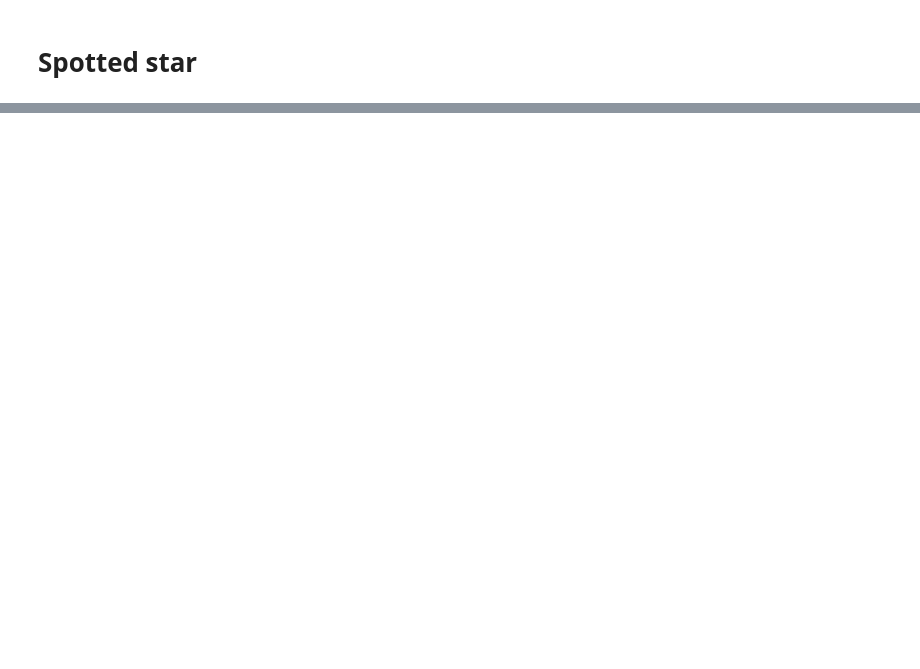
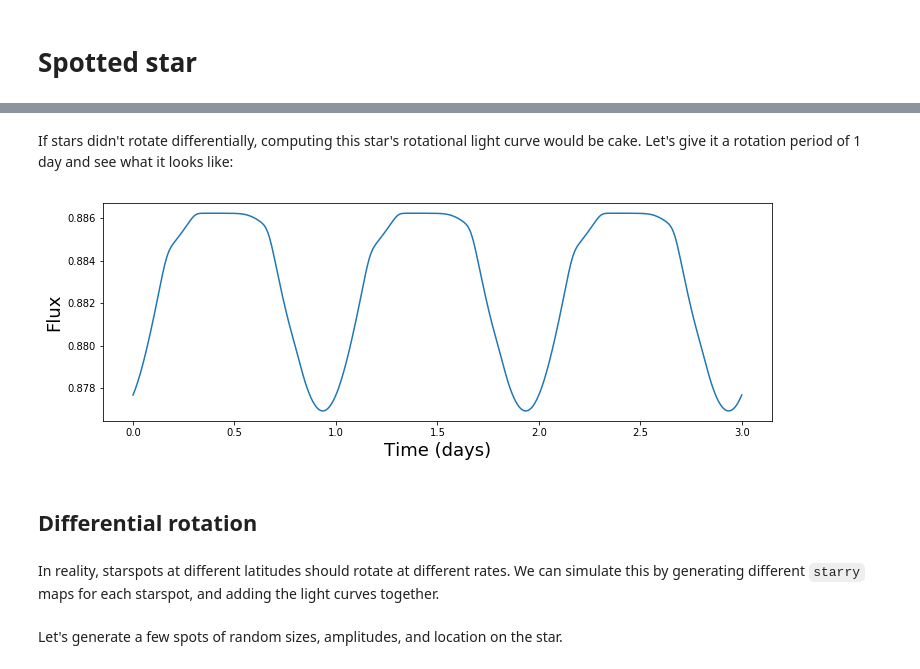
Before and after one commit to rodluger/starry, a Jupyter notebook: docs/tutorials/spottedstar.ipynb, the cells around one changed output, grey strips where cells are left out. Cells and saved outputs as stored; diff of their text form; code cells hidden in the pictures; blank space fills up the shorter version.

```diff
--- a/docs/tutorials/spottedstar.ipynb
+++ b/docs/tutorials/spottedstar.ipynb
@@ -66,0 +31,19 @@ ax.set_xlabel("Time");
+# %% [markdown]
+If stars didn't rotate differentially, computing this star's rotational light curve would be cake. Let's give it a rotation period of 1 day and see what it looks like:
+# %%
+time = np.linspace(0, 3, 1000)
+P = 1.
+theta = 2 * np.pi / P * time
+flux = star.flux(axis=(0, 1, 0), theta=theta)
+fig, ax = pl.subplots(1, figsize=(12, 4))
+pl.plot(time, flux)
+pl.xlabel('Time (days)', fontsize=18);
+pl.ylabel('Flux', fontsize=18);
+# %% [output]
+[figure, added]
+# %% [markdown]
+## Differential rotation
+# %% [markdown]
+In reality, starspots at different latitudes should rotate at different rates. We can simulate this by generating different `starry` maps for each starspot, and adding the light curves together.
+# %% [markdown]
+Let's generate a few spots of random sizes, amplitudes, and location on the star.
```
Also changed, not shown: parts of 15 cells of this notebook, 3 other files.
